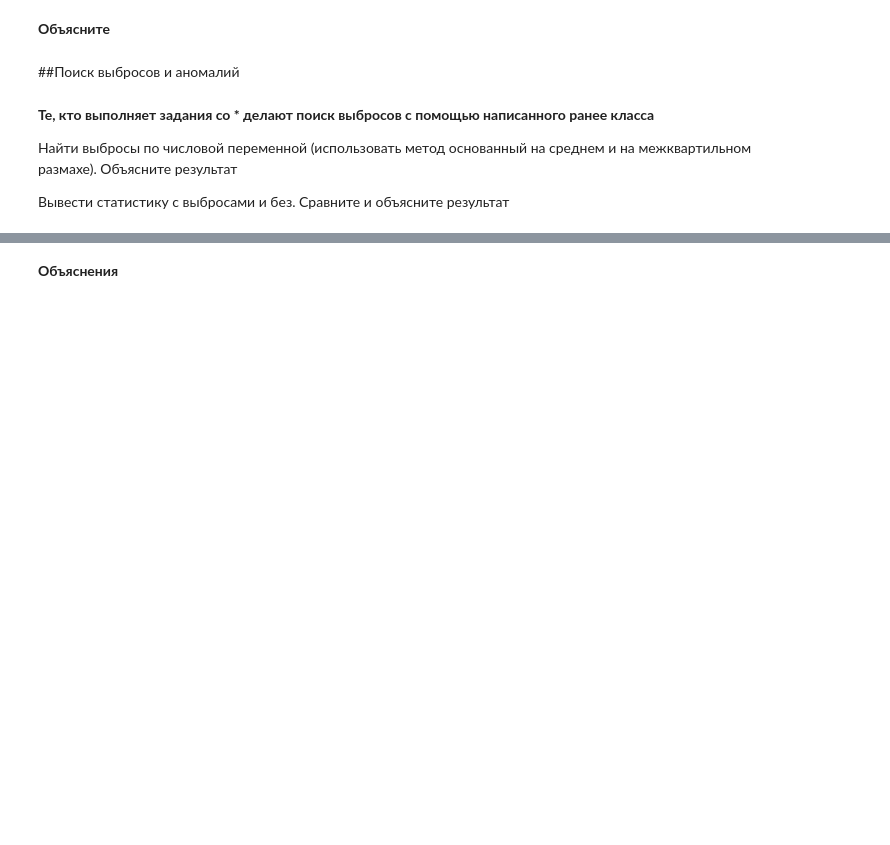
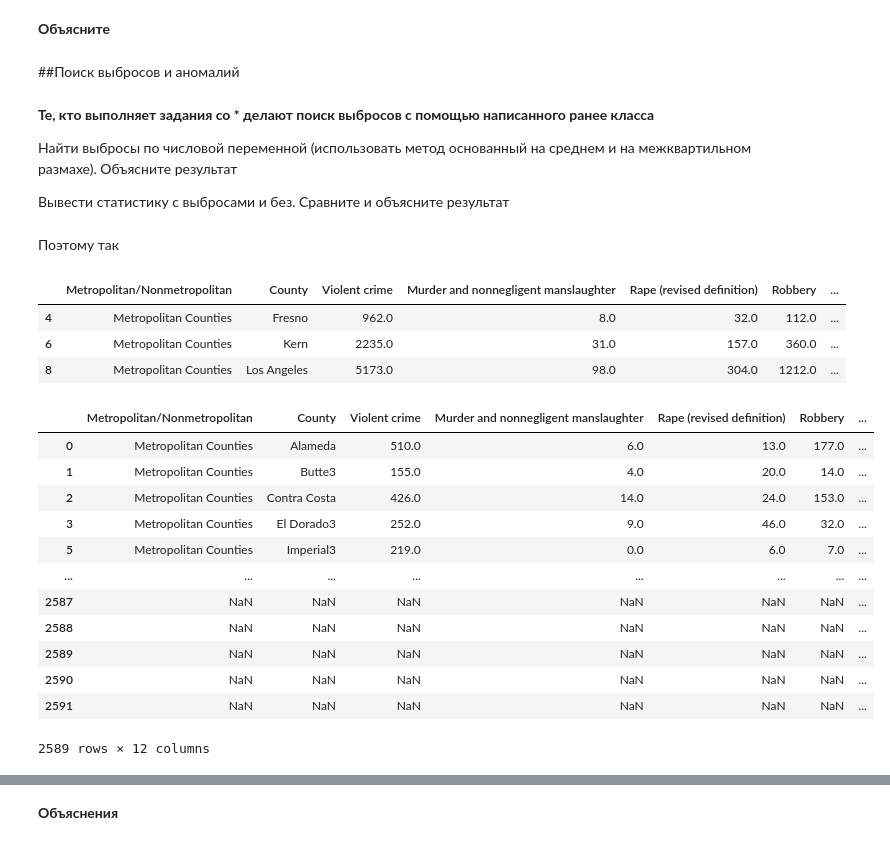
Before and after one commit to Artorius81/labs_ml_basov, a Jupyter notebook: labs/Задание_3_Басов.ipynb, the cells around one changed output, grey strips where cells are left out. Saved outputs shown, nothing was run; the diff lists cells and outputs as text; code cells hidden in the pictures; blank space fills up the shorter version.

```diff
--- a/labs/Задание_3_Басов.ipynb
+++ b/labs/Задание_3_Басов.ipynb
@@ -223,0 +232,2 @@ df_filled_interpol
+# %% [markdown]
+Поэтому так
@@ -224,2 +302,30 @@ df_filled_interpol
+# %%
+#Методом среднего
+outlier_detector = Outline(df)
+outliers_mean = outlier_detector.detect_outlier_mean_std('Arson')
+outliers_mean
+# %% [output]
+|  | Metropolitan/Nonmetropolitan | County | Violent crime | Murder and nonnegligent manslaughter | Rape (revised definition) | Robbery | ... |
+| 4 | Metropolitan Counties | Fresno | 962.0 | 8.0 | 32.0 | 112.0 | ... |
+| 6 | Metropolitan Counties | Kern | 2235.0 | 31.0 | 157.0 | 360.0 | ... |
+| 8 | Metropolitan Counties | Los Angeles | 5173.0 | 98.0 | 304.0 | 1212.0 | ... |
+# %%
+df_mean = df.copy()
+df_mean = df.drop(index=[4, 6, 8])
+df_mean
+# %% [output]
+|  | Metropolitan/Nonmetropolitan | County | Violent crime | Murder and nonnegligent manslaughter | Rape (revised definition) | Robbery | ... |
+| 0 | Metropolitan Counties | Alameda | 510.0 | 6.0 | 13.0 | 177.0 | ... |
+| 1 | Metropolitan Counties | Butte3 | 155.0 | 4.0 | 20.0 | 14.0 | ... |
+| 2 | Metropolitan Counties | Contra Costa | 426.0 | 14.0 | 24.0 | 153.0 | ... |
+| 3 | Metropolitan Counties | El Dorado3 | 252.0 | 9.0 | 46.0 | 32.0 | ... |
+| 5 | Metropolitan Counties | Imperial3 | 219.0 | 0.0 | 6.0 | 7.0 | ... |
+| ... | ... | ... | ... | ... | ... | ... | ... |
+| 2587 | NaN | NaN | NaN | NaN | NaN | NaN | ... |
+| 2588 | NaN | NaN | NaN | NaN | NaN | NaN | ... |
+| 2589 | NaN | NaN | NaN | NaN | NaN | NaN | ... |
+| 2590 | NaN | NaN | NaN | NaN | NaN | NaN | ... |
+| 2591 | NaN | NaN | NaN | NaN | NaN | NaN | ... |
+2589 rows × 12 columns
 # %%
 #При помощи межквартильного размаха
```
Also changed, not shown: parts of 19 cells of this notebook.
